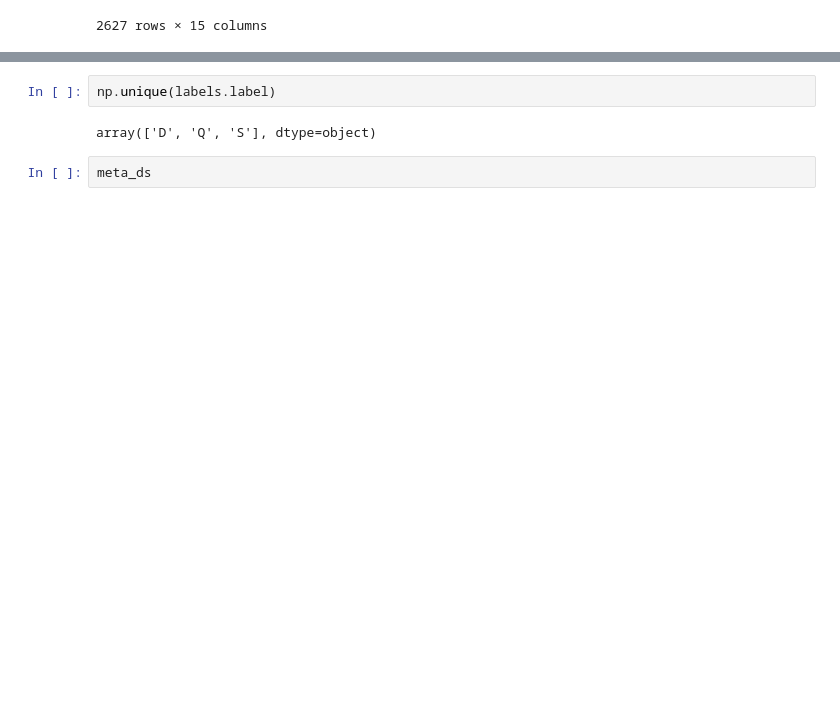
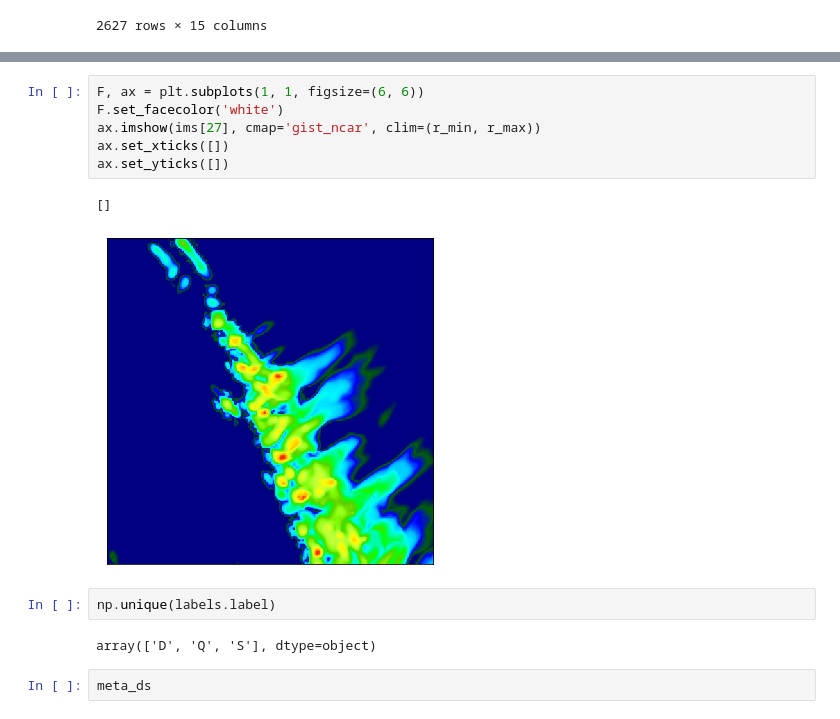
Before and after one commit to zyjux/gdl-storm-mode, a Jupyter notebook: notebooks/handlabeled_RICNN.ipynb, the cells around one changed output, grey strips where cells are left out. Saved outputs shown, nothing was run; the diff lists cells and outputs as text; blank space fills up the shorter version.

```diff
--- a/notebooks/handlabeled_RICNN.ipynb
+++ b/notebooks/handlabeled_RICNN.ipynb
@@ -46,3 +57,12 @@ labels
+# %%
+F, ax = plt.subplots(1, 1, figsize=(6, 6))
+F.set_facecolor('white')
+ax.imshow(ims[27], cmap='gist_ncar', clim=(r_min, r_max))
+ax.set_xticks([])
+ax.set_yticks([])
+# %% [output]
+[]
+[figure, added]
 # %%
 np.unique(labels.label)
 # %% [output]
```
Also changed, not shown: parts of 3 cells of this notebook, 11 other files.
